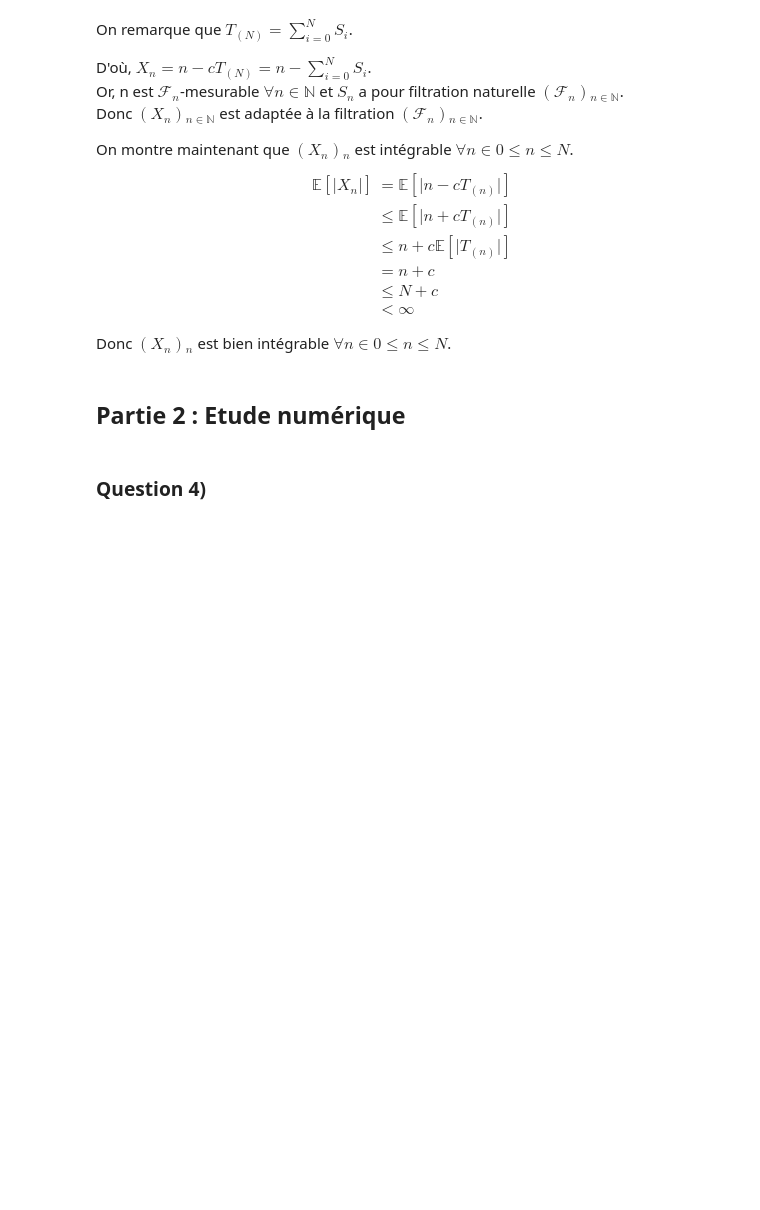
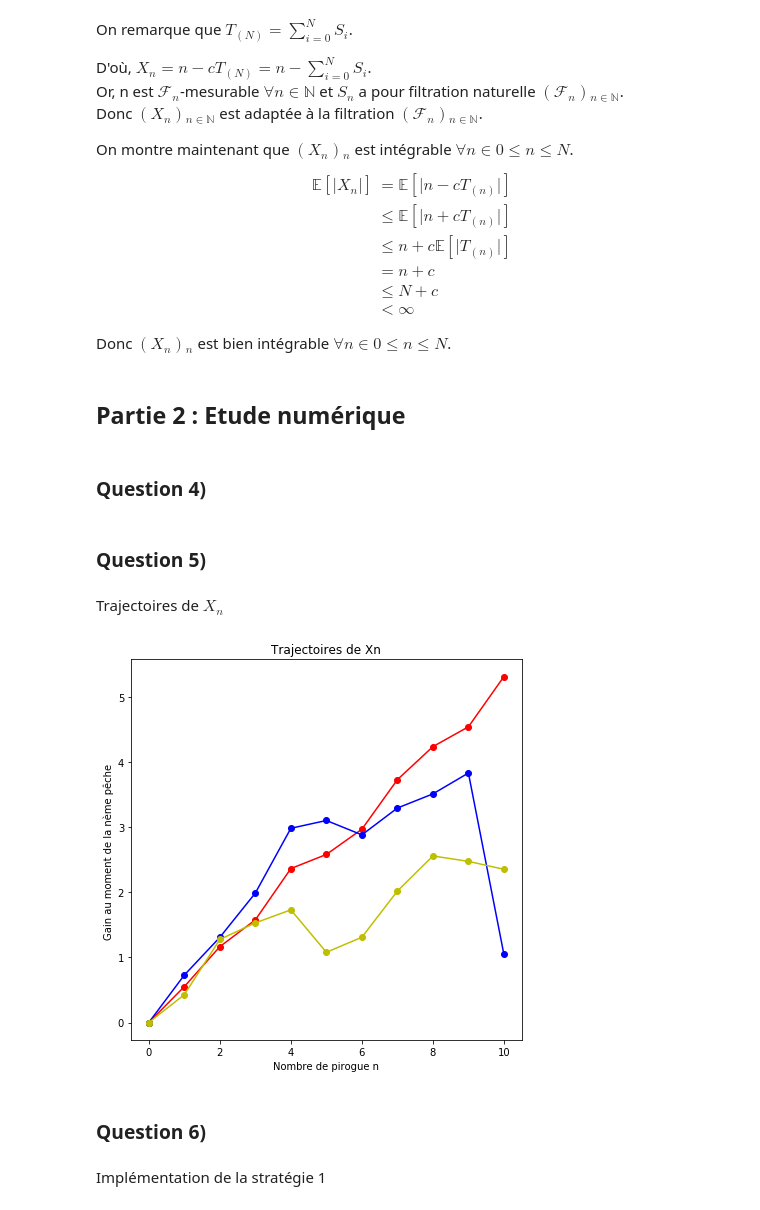
Before and after one commit to YassineMimouni/Series-Temporelles-Avancees, a Jupyter notebook: Projet_1.ipynb, the cells around one changed output. Cells and saved outputs as stored; diff of their text form; code cells hidden in the pictures; blank space fills up the shorter version.

```diff
--- a/Projet_1.ipynb
+++ b/Projet_1.ipynb
@@ -77,3 +78,47 @@ Donc $(X_n)$$_n$ est bien intégrable $\forall n \in 0 \le n \le N$.
 ## Partie 2 : Etude numérique
 # %% [markdown]
 ### Question 4)
+# %%
+def gain(N,c):
+
+    """Fonction prenant en entrée le nombre N de pirogue et le coût c du temps de pêche
+       Donne la suite des gains X en sortie"""
+
+    T = np.random.exponential(1,N+1) # liste de N+1 réalisations d'une loi exponentielle de paramètre 1
+    T_tri = np.sort(T) # liste T dont les éléments sont triés dans l'ordre croissant
+    T_tri[0] = 0
+
+    X = np.zeros(N+1)
+
+    for i in range(N+1):
+        X[i] = i - c*T_tri[i]
+
+    return X
+# %% [markdown]
+### Question 5)
+# %%
+N = 10
+c = 3
+X = gain(N,c)
+# %% [markdown]
+Trajectoires de $X_n$
+# %%
+n = np.linspace(0,N,N+1)
+
+fig = plt.figure(1,figsize=(7,7))
+
+# On trace 3 trajectoires
+plt.plot(n,gain(N,c),"-ro")
+plt.plot(n,gain(N,c),"-bo")
+plt.plot(n,gain(N,c),"-yo")
+
+plt.title('Trajectoires de Xn')
+plt.xlabel('Nombre de pirogue n')
+plt.ylabel('Gain au moment de la nème pêche ')
+plt.show()
+# %% [output]
+[figure, added]
+# %% [markdown]
+### Question 6)
+# %% [markdown]
+Implémentation de la stratégie 1
```
Also changed, not shown: parts of 16 cells of this notebook.
